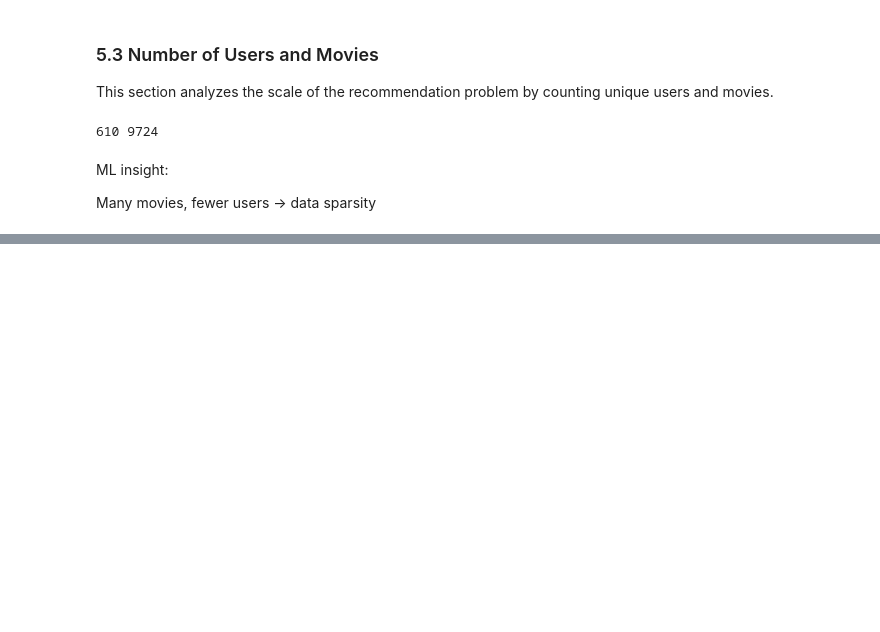
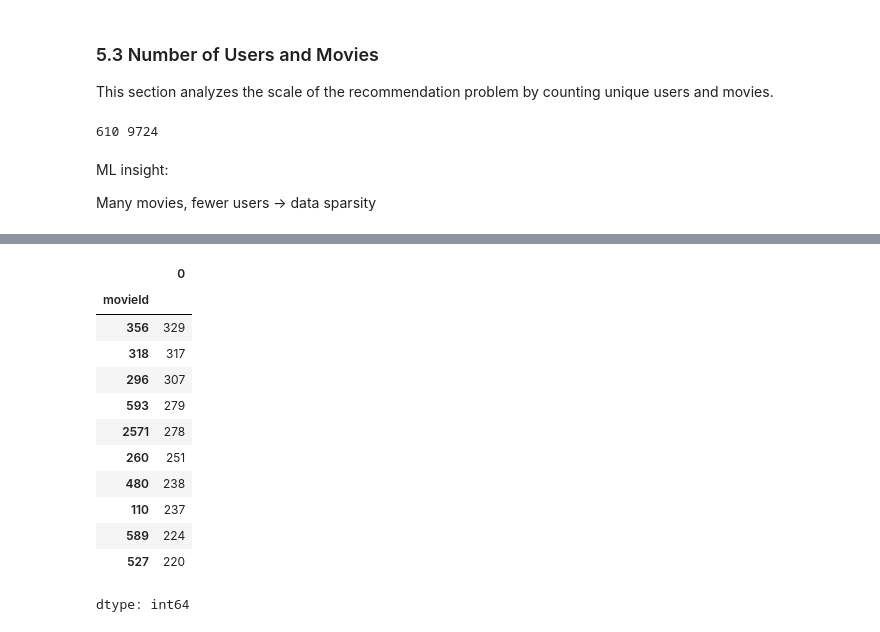
Before and after one commit to vishnupriya-642/movie-recommendation-system, a Jupyter notebook: Movie_Recommendation_System.ipynb, the cells around one changed output, grey strips where cells are left out. Saved outputs shown, nothing was run; the diff lists cells and outputs as text; code cells hidden in the pictures; blank space fills up the shorter version.

```diff
--- a/Movie_Recommendation_System.ipynb
+++ b/Movie_Recommendation_System.ipynb
@@ -270,0 +279,17 @@ Many movies, fewer users → data sparsity
+# %%
+movie_rating_count = ratings.groupby("movieId").size().sort_values(ascending=False)
+movie_rating_count.head(10)
+# %% [output]
+|  | 0 |
+| movieId |  |
+| 356 | 329 |
+| 318 | 317 |
+| 296 | 307 |
+| 593 | 279 |
+| 2571 | 278 |
+| 260 | 251 |
+| 480 | 238 |
+| 110 | 237 |
+| 589 | 224 |
+| 527 | 220 |
+dtype: int64
```
Also changed, not shown: parts of 6 cells of this notebook.
